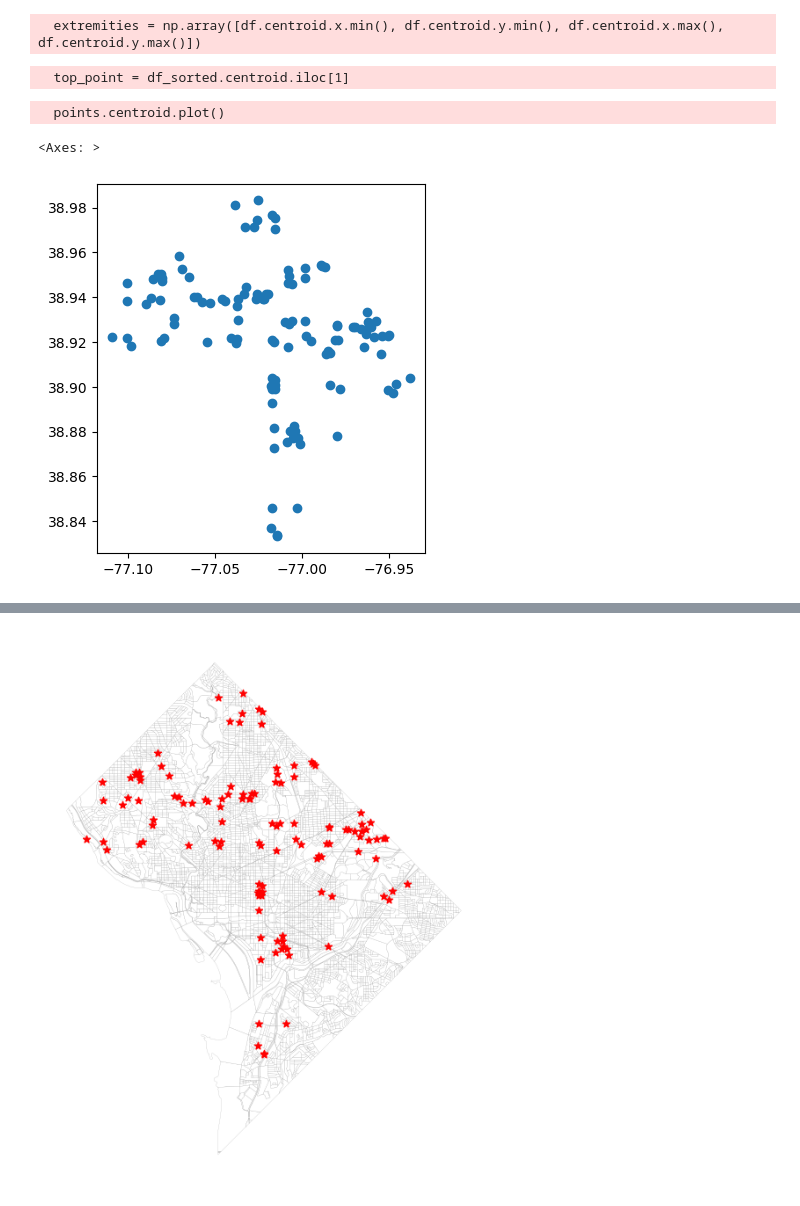
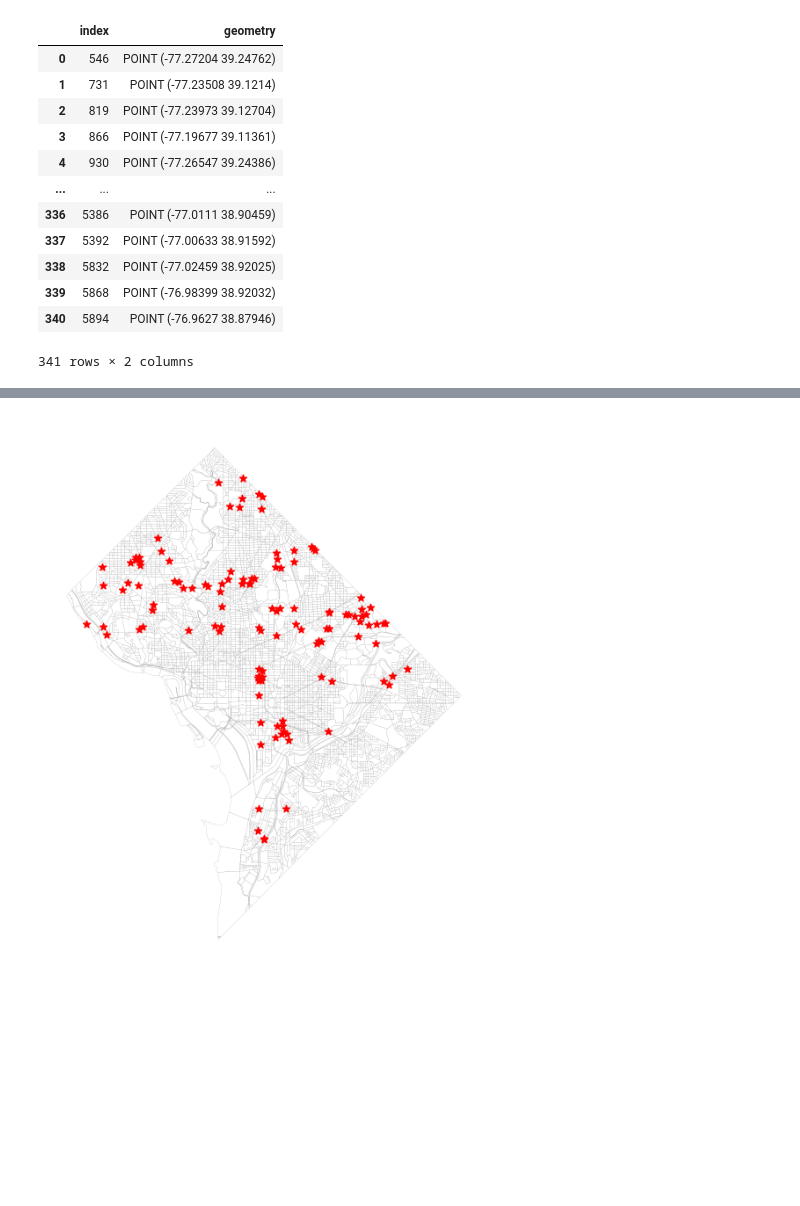
Before and after one commit to spencerrjenkins/cmsc725_wmata_map, a Jupyter notebook: eda.ipynb, the cells around one changed output, grey strips where cells are left out. Saved outputs shown, nothing was run; the diff lists cells and outputs as text; code cells hidden in the pictures; blank space fills up the shorter version.

```diff
--- a/eda.ipynb
+++ b/eda.ipynb
@@ -25,33 +44,42 @@ def get_points(df, layers=5):
 # %%
-df = gpd.read_file("Census_Blocks_in_2020.geojson")
 df.to_crs("EPSG:4326",inplace=True)
-df.index += 1
+df["SID"] = df.index
+df["INTPTLON20"] = df["INTPTLON20"].apply(lambda a: float(a))
+df["INTPTLAT20"] = df["INTPTLAT20"].apply(lambda a: float(a))
 # add NEIGHBORS column
 df["NEIGHBORS"] = None
-extremities = np.array([df.centroid.x.min(), df.centroid.y.min(), df.centroid.x.max(), df.centroid.y.max()])
+extremities = [df["INTPTLON20"].min(), df["INTPTLAT20"].min(), df["INTPTLON20"].max(), df["INTPTLAT20"].max()]
+df["transit_potential"] = np.log(df['POP20']/(df['ALAND20'] + df['AWATER20'])*1000 + 1)
 
 for index, country in df.iterrows():
-
+    break
     # get 'not disjoint' countries
-    neighbors = df[~df.geometry.disjoint(country.geometry)].OBJECTID.tolist()
+    neighbors = df[~df.geometry.disjoint(country.geometry)].SID.tolist()
 
     # remove own name of the country from the list
-    neighbors = [ name for name in neighbors if country.OBJECTID != name ]
+    neighbors = [ name for name in neighbors if country.SID != name ]
 
     # add names of neighbors as NEIGHBORS value
     df.at[index, "NEIGHBORS"] = neighbors
-    df["transit_potential"] = np.log(df['P0010001']/(df['ALAND'] + df['AWATER'])*1000 + 1)
-df["point_likelihood"] = [df.loc[i]["transit_potential"] - (df.loc[df.NEIGHBORS.loc[i]]["transit_potential"].mean()) for i in range(1, df.shape[0] + 1)]
+
+#df["point_likelihood"] = [df.loc[i]["transit_potential"] - (df.loc[df.NEIGHBORS.loc[i]]["transit_potential"].mean()) for i in range(1, df.shape[0] + 1)]
-# %% [output]
-  extremities = np.array([df.centroid.x.min(), df.centroid.y.min(), df.centroid.x.max(), df.centroid.y.max()])
 # %%
-points = df.loc[list(set(get_points(df)))]
+#df["point_likelihood"] = df["transit_potential"]
+#l = list(set(get_points(df, extremities)))
+points = gpd.GeoDataFrame(df[df['SID'].isin(l)]).to_crs("EPSG:4326")
+#points["geometry"] = points.apply(lambda a: Point(a["INTPTLAT20"],a["INTPTLAT20"]),axis=1)
 # %% [output]
+|  | index | geometry |
+| 0 | 546 | POINT (-77.27204 39.24762) |
+| 1 | 731 | POINT (-77.23508 39.1214) |
+| 2 | 819 | POINT (-77.23973 39.12704) |
+| 3 | 866 | POINT (-77.19677 39.11361) |
+| 4 | 930 | POINT (-77.26547 39.24386) |
+| ... | ... | ... |
+| 336 | 5386 | POINT (-77.0111 38.90459) |
+| 337 | 5392 | POINT (-77.00633 38.91592) |
+| 338 | 5832 | POINT (-77.02459 38.92025) |
+| 339 | 5868 | POINT (-76.98399 38.92032) |
+| 340 | 5894 | POINT (-76.9627 38.87946) |
-  top_point = df_sorted.centroid.iloc[1]
+341 rows × 2 columns
-# %%
-points.centroid.plot()
-# %% [output]
-  points.centroid.plot()
-<Axes: >
-[figure, removed]
 # %%
```
Also changed, not shown: parts of 6 cells of this notebook.
